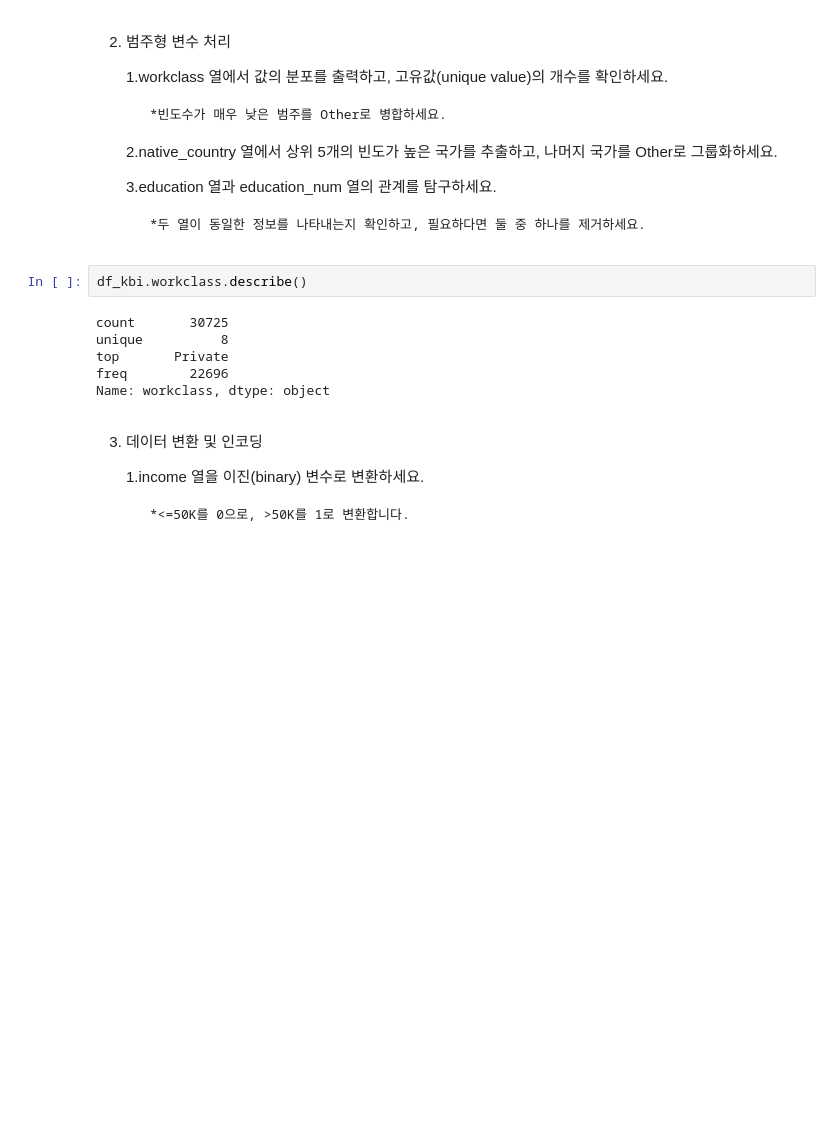
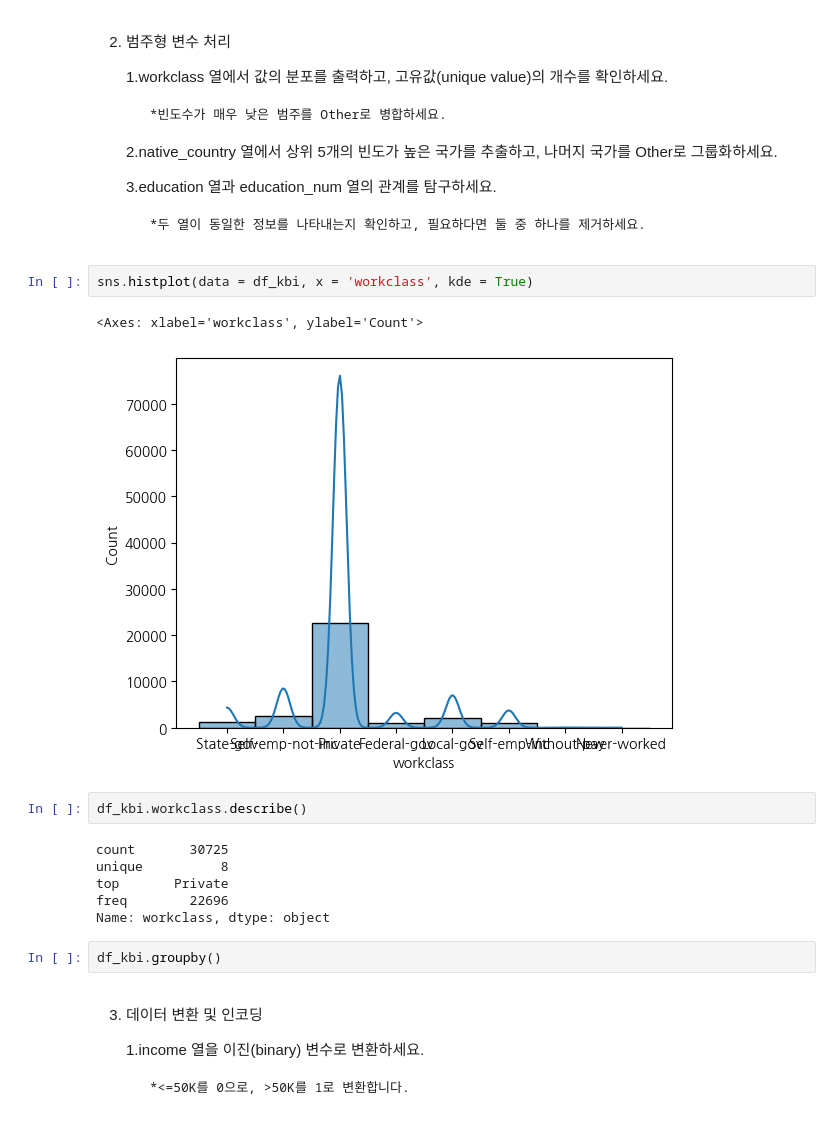
Before and after one commit to jihun-shim/study_data_analytics, a Jupyter notebook: quest/EDA/AdultCensusIncomeForecast.ipynb, the cells around one changed output. Drawn from its saved outputs; the diff is of its cells as text; blank space fills up the shorter version.

```diff
--- a/quest/EDA/AdultCensusIncomeForecast.ipynb
+++ b/quest/EDA/AdultCensusIncomeForecast.ipynb
@@ -113,6 +113,11 @@ Name: capital_loss, dtype: float64
     3.education 열과 education_num 열의 관계를 탐구하세요.
 
         *두 열이 동일한 정보를 나타내는지 확인하고, 필요하다면 둘 중 하나를 제거하세요.
+# %%
+sns.histplot(data = df_kbi, x = 'workclass', kde = True)
+# %% [output]
+<Axes: xlabel='workclass', ylabel='Count'>
+[figure, added]
 # %%
 df_kbi.workclass.describe()
 # %% [output]
@@ -121,6 +126,8 @@ unique          8
 top       Private
 freq        22696
 Name: workclass, dtype: object
+# %%
+df_kbi.groupby()
 # %% [markdown]
 3. 데이터 변환 및 인코딩
 
```
Also changed, not shown: 3 other files.
